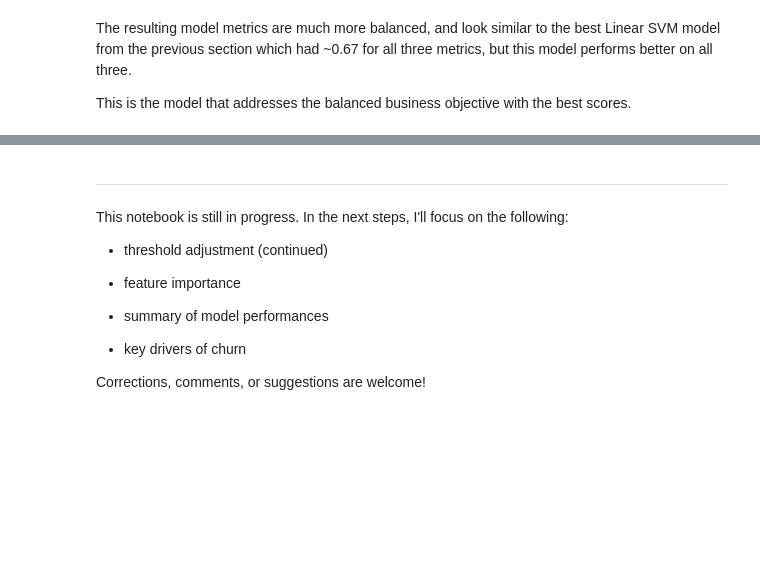
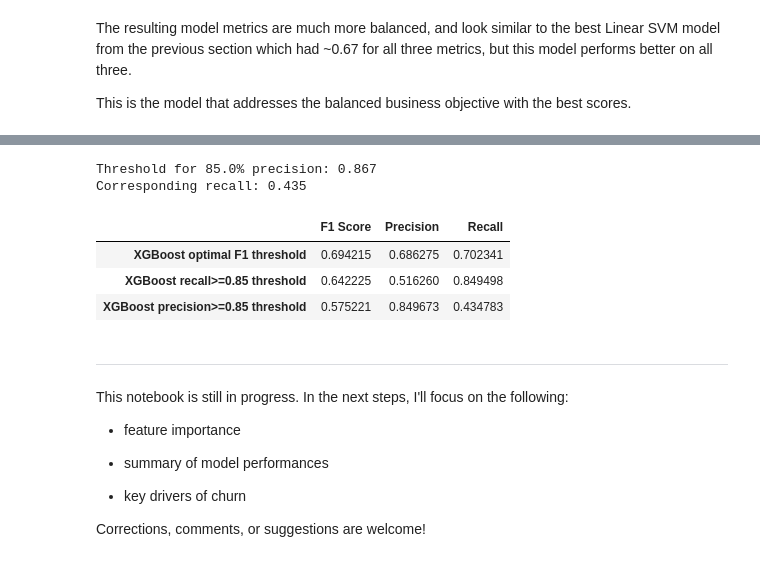
Before and after one commit to seckinadali/telco-churn-prediction, a Jupyter notebook: notebooks/03_model_development.ipynb, the cells around one changed output, grey strips where cells are left out. Cells and saved outputs as stored; diff of their text form; code cells hidden in the pictures; blank space fills up the shorter version.

Commit message:
Add threshold adjustments for precision-focused and recall-focused approaches

```diff
--- a/notebooks/03_model_development.ipynb
+++ b/notebooks/03_model_development.ipynb
@@ -1098,0 +1111,6 @@ This is the model that addresses the balanced business objective with the best s
+# %%
+min_recall = 0.85
+recall_threshold_idx = np.argmin(np.abs(recalls - min_recall))
+recall_threshold = thresholds[recall_threshold_idx]
+print(f"Threshold for {min_recall:.1%} recall: {recall_threshold:.3f}")
+print(f"Corresponding precision: {precisions[recall_threshold_idx]:.3f}")
@@ -1098,0 +1120,11 @@ This is the model that addresses the balanced business objective with the best s
+# %%
+# View the metrics with the recall-focused threshold
+y_val_pred = (y_val_prob >= recall_threshold).astype(int)
+
+threshold_metrics['XGBoost recall>=0.85 threshold'] = {
+    'F1 Score': f1_score(y_val, y_val_pred),
+    'Precision': precision_score(y_val, y_val_pred),
+    'Recall': recall_score(y_val, y_val_pred)
+}
+
+pd.DataFrame.from_dict(threshold_metrics, orient='index')
@@ -1099,9 +1143,32 @@ This is the model that addresses the balanced business objective with the best s
+# %%
+min_precision = 0.85
+precision_threshold_idx = np.argmin(np.abs(precisions - min_precision))
+precision_threshold = thresholds[precision_threshold_idx]
+print(f"Threshold for {min_precision:.1%} precision: {precision_threshold:.3f}")
+print(f"Corresponding recall: {recalls[precision_threshold_idx]:.3f}")
+# %% [output]
+Threshold for 85.0% precision: 0.867
+Corresponding recall: 0.435
+# %%
+# View the metrics with the precision-focused threshold
+y_val_pred = (y_val_prob >= precision_threshold).astype(int)
+
+threshold_metrics['XGBoost precision>=0.85 threshold'] = {
+    'F1 Score': f1_score(y_val, y_val_pred),
+    'Precision': precision_score(y_val, y_val_pred),
+    'Recall': recall_score(y_val, y_val_pred)
+}
+
+pd.DataFrame.from_dict(threshold_metrics, orient='index')
+# %% [output]
+|  | F1 Score | Precision | Recall |
+| XGBoost optimal F1 threshold | 0.694215 | 0.686275 | 0.702341 |
+| XGBoost recall>=0.85 threshold | 0.642225 | 0.516260 | 0.849498 |
+| XGBoost precision>=0.85 threshold | 0.575221 | 0.849673 | 0.434783 |
 # %% [markdown]
 ---
 
 This notebook is still in progress. In the next steps, I'll focus on the following:
-
-- threshold adjustment (continued)
 
 - feature importance
 
```
Also changed, not shown: parts of 4 cells of this notebook.
